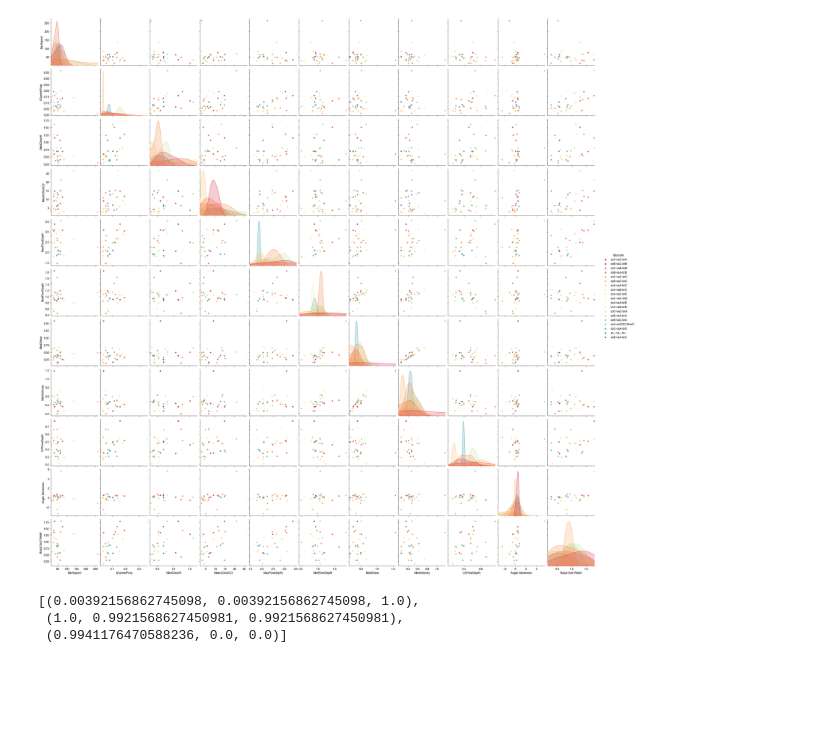
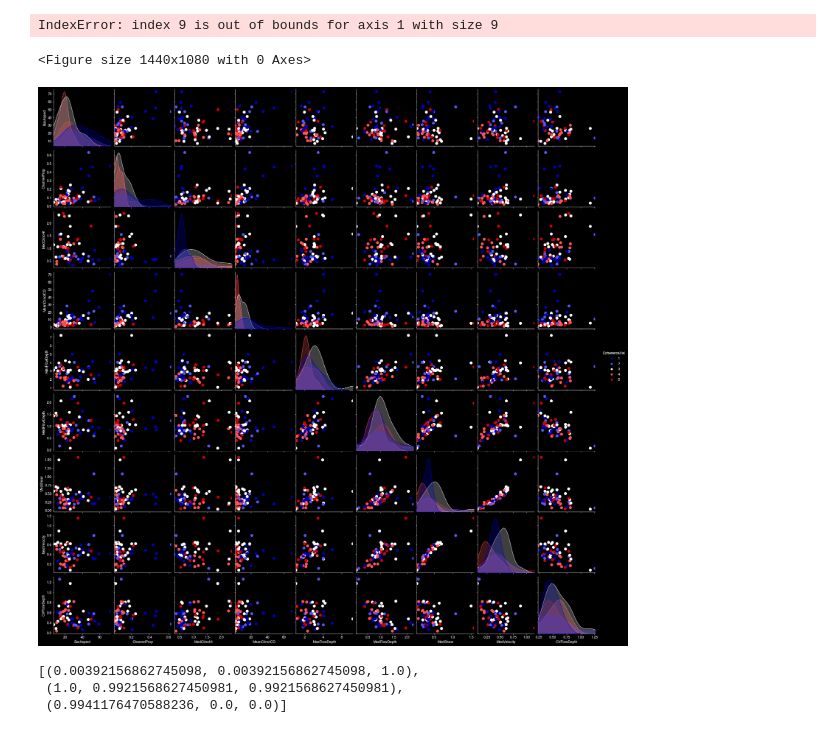
Before and after one commit to salpheus/BarCode, a Jupyter notebook: CrossPlots_May2022.ipynb, the cells around one changed output. Drawn from its saved outputs; the diff is of its cells as text; code cells hidden in the pictures; blank space fills up the shorter version.

```diff
--- a/CrossPlots_May2022.ipynb
+++ b/CrossPlots_May2022.ipynb
@@ -46,0 +48,8 @@ plt.hist(allbars['BSR Binned'])
+# %%
+## recalc facies
+d50 = 0.00031
+# chezy_rough = 18*(np.log10(4*allbars['MedFlowDepth']/d50)) #i think this is log10, else they would've put ln no?
+
+med_mmp =(1000*(allbars['MedVelocity']**2))/(1650*((18*(np.log10(4*allbars['MedFlowDepth']/d50)))**2)*d50)##### modified mobility parameter
+allbars['MeanFacies'] =(1000*(allbars['MeanVelocity']**2))/(1650*((18*(np.log10(4*allbars['MeanFlowDepth']/d50)))**2)*d50)##### modified mobility parameter
+allbars['MedFacies'] =(1000*(allbars['MedVelocity']**2))/(1650*((18*(np.log10(4*allbars['MedFlowDepth']/d50)))**2)*d50)##### modified mobility parameter
@@ -50,0 +124,13 @@ sns.light_palette("seagreen", as_cmap=True)
+# %%
+plt.figure(figsize = (15, 15))
+with plt.style.context('dark_background'):
+    sns.pairplot(allbars, plot_kws=dict(marker="o", linewidth=0, s = 100, edgecolor = 'w'),
+                 vars = ['MeanVelocity', 'MeanFlowDepth', 'CVFlowDepth', 'CVVelocity'],
+                hue = 'CoherenceVal', height = 3, aspect = 1, palette = sns.mpl_palette('seismic', 5))
+    snsvars = ['MeanVelocity', 'MeanFlowDepth', 'CVFlowDepth', 'CVVelocity']
+
+    for i, v in enumerate(snsvars):
+        pplot.axes[-1, i].set(xlim=(allbars[v].min(), allbars[v].max()))
+
+    for i, v in enumerate(snsvars):
+        pplot.axes[i, 0].set(ylim=(allbars[v].min(), allbars[v].max()))
@@ -51,16 +140,22 @@ sns.light_palette("seagreen", as_cmap=True)
 # %%
-pplot = sns.pairplot(allbars, vars = ['BarAspect', 'ChannelProp', 'MedClinoHt', 'MeanClinoICD', 'MaxFlowDepth', 'MedFlowDepth',
-                                'MedShear', 'MedVelocity', 'CVFlowDepth', 'Angle Skewness', 'Basal Surf Relief'], hue = 'Barcode', height = 3, aspect = 1, palette = 'Spectral')
-snsvars = ['BarAspect', 'ChannelProp', 'MedClinoHt', 'MeanClinoICD', 'MaxFlowDepth', 'MedFlowDepth',
-                                'MedShear', 'MedVelocity', 'CVFlowDepth', 'Angle Skewness', 'Basal Surf Relief']
-for i, v in enumerate(snsvars):
-    pplot.axes[-1, i].set(xlim=(allbars[v].min(), allbars[v].max()))
+plt.figure(figsize = (20, 15))
+with plt.style.context('dark_background'):
+    pplot = sns.pairplot(allbars,
+                         plot_kws=dict(marker="o", linewidth=0, s = 100, edgecolor = 'w'),
+                         vars = ['BarAspect', 'ChannelProp', 'MedClinoHt', 'MeanClinoICD', 'MaxFlowDepth', 'MedFlowDepth',
+                                    'MedShear', 'MedVelocity', 'CVFlowDepth'], hue = 'CoherenceVal', height = 3, aspect = 1, palette = sns.mpl_palette('seismic', 5))
+    snsvars = ['BarAspect', 'ChannelProp', 'MedClinoHt', 'MeanClinoICD', 'MaxFlowDepth', 'MedFlowDepth',
+                                    'MedShear', 'MedVelocity', 'CVFlowDepth', 'Skew Abs', 'Basal Surf Relief']
+    for i, v in enumerate(snsvars):
+        pplot.axes[-1, i].set(xlim=(allbars[v].min(), allbars[v].max()))
 
-# pplot.set(xlim=(0, None))
-# pplot.axes[-1, 0].set(xlim=(0, 600))
-plt.savefig(f'{savefilesto}/pairplot-test.png', dpi = 200)
+    # pplot.set(xlim=(0, None))
+    # pplot.axes[-1, 0].set(xlim=(0, 600))
+    # plt.savefig(f'{savefilesto}/pairplot-test.png', dpi = 200)
 # %% [output]
+IndexError: index 9 is out of bounds for axis 1 with size 9
+<Figure size 1440x1080 with 0 Axes>
-[figure, old version]
+[figure, new version]
 # %%
 sns.mpl_palette('seismic', 3)
 # %% [output]
```
Also changed, not shown: parts of 10 cells of this notebook, 1 other file.
